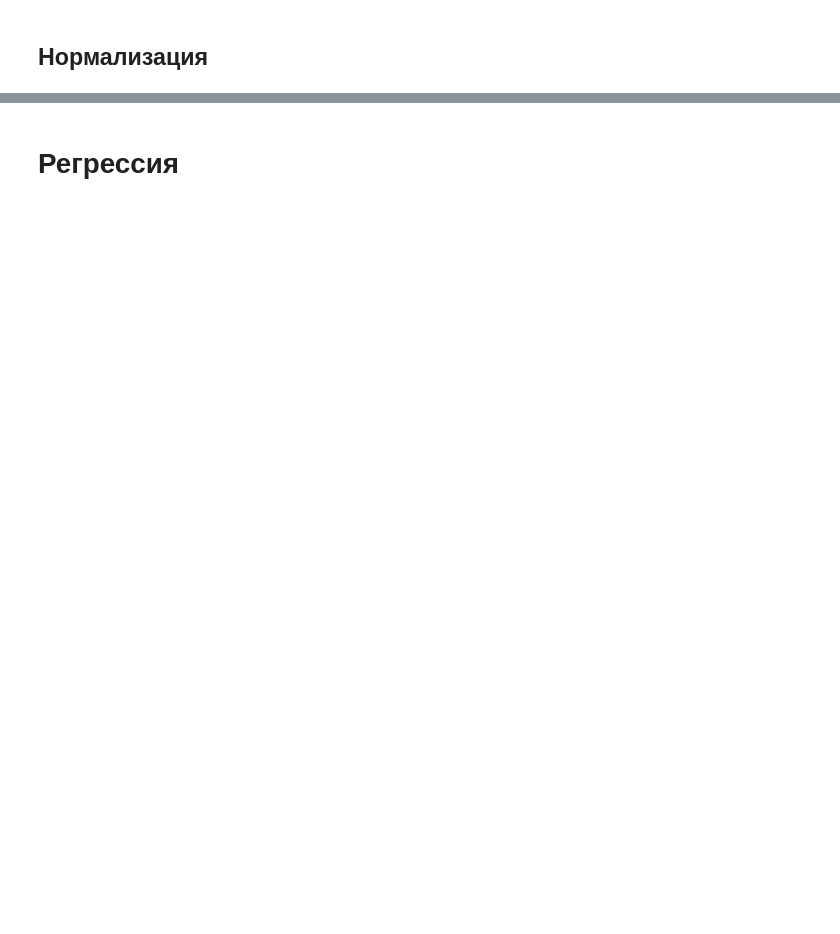
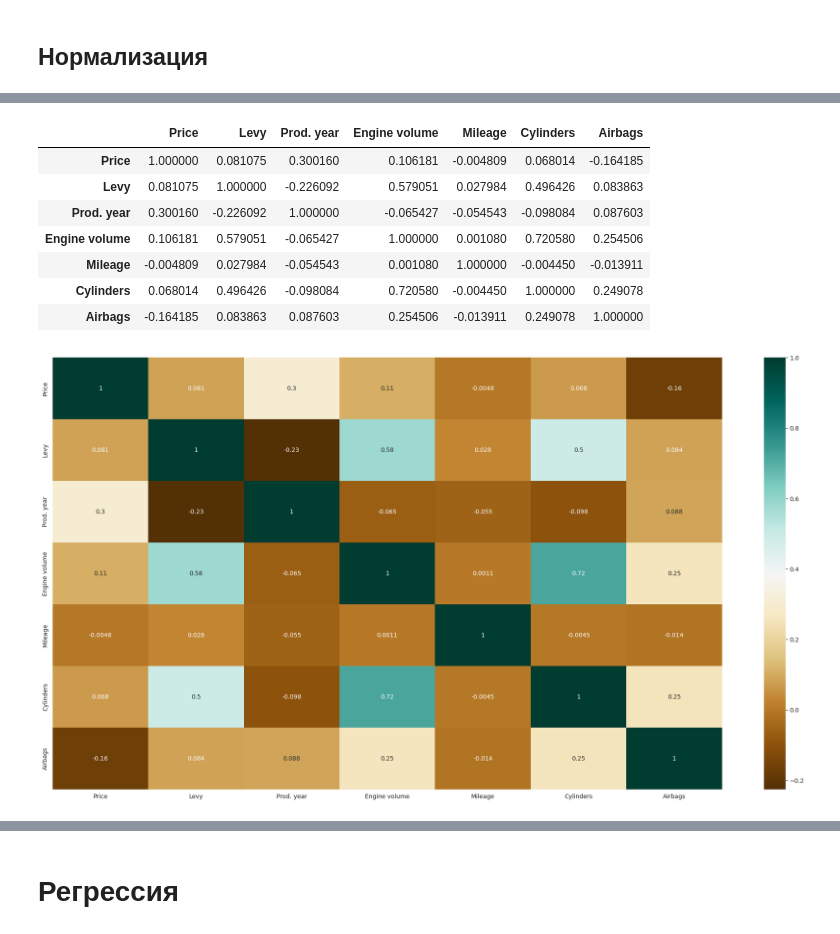
Before and after one commit to The220th/etu2022_AI_ML_NN, a Jupyter notebook: ML/lab3/lab3.ipynb, the cells around one changed output, grey strips where cells are left out. Cells and saved outputs as stored; diff of their text form; code cells hidden in the pictures; blank space fills up the shorter version.

```diff
--- a/ML/lab3/lab3.ipynb
+++ b/ML/lab3/lab3.ipynb
@@ -188,10 +343,11 @@ df_src.dtypes
 # %%
 # Избавимся от мусора, сделаем числа числами
 
-print(df_src["Levy"].value_counts())
-df_src["Levy"] = df_src["Levy"].astype(int)
+if(IF_Levy_DELETE) == False:
+    print(df_src["Levy"].value_counts())
+    df_src["Levy"] = df_src["Levy"].astype(int)
 
-print("\n==========\n")
+    print("\n==========\n")
 
 print(df_src["Mileage"].value_counts())
 df_src["Mileage"] = df_src["Mileage"].apply(lambda x: x.split(" ")[0])
@@ -213,20 +405,21 @@ df_nums = df_src.copy()
 
 # Категориальные:
 
-cat_columns_auto = ["Manufacturer", "Model", "Category", "Fuel type", "Color"]
+cat_columns_dummies = ["Category", "Fuel type", "Color", "Gear box type", "Drive wheels", "Doors"]
 cat_columns_man = {"Leather interior": {"No": 0, "Yes": 1},
-                   "Gear box type": {"Manual": 0, "Automatic": 1, "Variator": 2, "Tiptronic": 3},
-                   "Drive wheels": {"Rear": 0, "Front": 1, "4x4": 2},
-                   "Wheel": {"Right-hand drive": 0, "Left wheel": 1},
-                   "Doors": {"04-May": 0, "02-Mar": 1, ">5": 2}}
+                   "Wheel": {"Right-hand drive": 0, "Left wheel": 1}
+                  }
 
-for col_i in cat_columns_auto:
-    df_nums[col_i] = df_nums[col_i].astype('category')
-    df_nums[col_i] = df_nums[col_i].cat.codes
-    df_nums[col_i] = df_nums[col_i].astype(int)
+for col_i in cat_columns_dummies:
+    #df_nums[col_i] = df_nums[col_i].astype('category')
+    #df_nums[col_i] = df_nums[col_i].cat.codes
+    #df_nums[col_i] = df_nums[col_i].astype(int)
+    temp = pd.get_dummies(df_nums[col_i])
+    df_nums = pd.concat([df_nums, temp], axis = 1)
+    df_nums.drop([col_i], axis = 1, inplace = True) # inplace=False is copy, inplace=True is not copy
 
 for col_i in cat_columns_man:
     df_nums = df_nums.replace(cat_columns_man)
 
-pd.set_option('display.max_rows', df_src.shape[1])
+pd.set_option('display.max_rows', df_nums.shape[1])
 df_nums.dtypes
@@ -250,12 +522,27 @@ for col_i in num_columns:
 # %%
 # Тепловая карта
 
+num_columns = ["Price", "Levy", "Prod. year", "Engine volume", "Mileage", "Cylinders", "Airbags"]
+
+if(IF_Levy_DELETE == True):
+    num_columns.remove("Levy")
+
 plt.figure(figsize=(25, 13))
-c= df_nums.corr()
+c= df_nums[num_columns].corr()
 sns.heatmap(c, cmap="BrBG", annot=True)
 c
 
 # Смотря на карту эту, невольно спрашиваешь: А почему предсказываем Price? Куда интереснее выглядит Levy
+# %% [output]
+|  | Price | Levy | Prod. year | Engine volume | Mileage | Cylinders | Airbags |
+| Price | 1.000000 | 0.081075 | 0.300160 | 0.106181 | -0.004809 | 0.068014 | -0.164185 |
+| Levy | 0.081075 | 1.000000 | -0.226092 | 0.579051 | 0.027984 | 0.496426 | 0.083863 |
+| Prod. year | 0.300160 | -0.226092 | 1.000000 | -0.065427 | -0.054543 | -0.098084 | 0.087603 |
+| Engine volume | 0.106181 | 0.579051 | -0.065427 | 1.000000 | 0.001080 | 0.720580 | 0.254506 |
+| Mileage | -0.004809 | 0.027984 | -0.054543 | 0.001080 | 1.000000 | -0.004450 | -0.013911 |
+| Cylinders | 0.068014 | 0.496426 | -0.098084 | 0.720580 | -0.004450 | 1.000000 | 0.249078 |
+| Airbags | -0.164185 | 0.083863 | 0.087603 | 0.254506 | -0.013911 | 0.249078 | 1.000000 |
+[figure, added]
 # %%
 
 num_columns = ["Levy", "Prod. year", "Engine volume", "Mileage", "Cylinders", "Airbags"]
```
Also changed, not shown: parts of 22 cells of this notebook.
